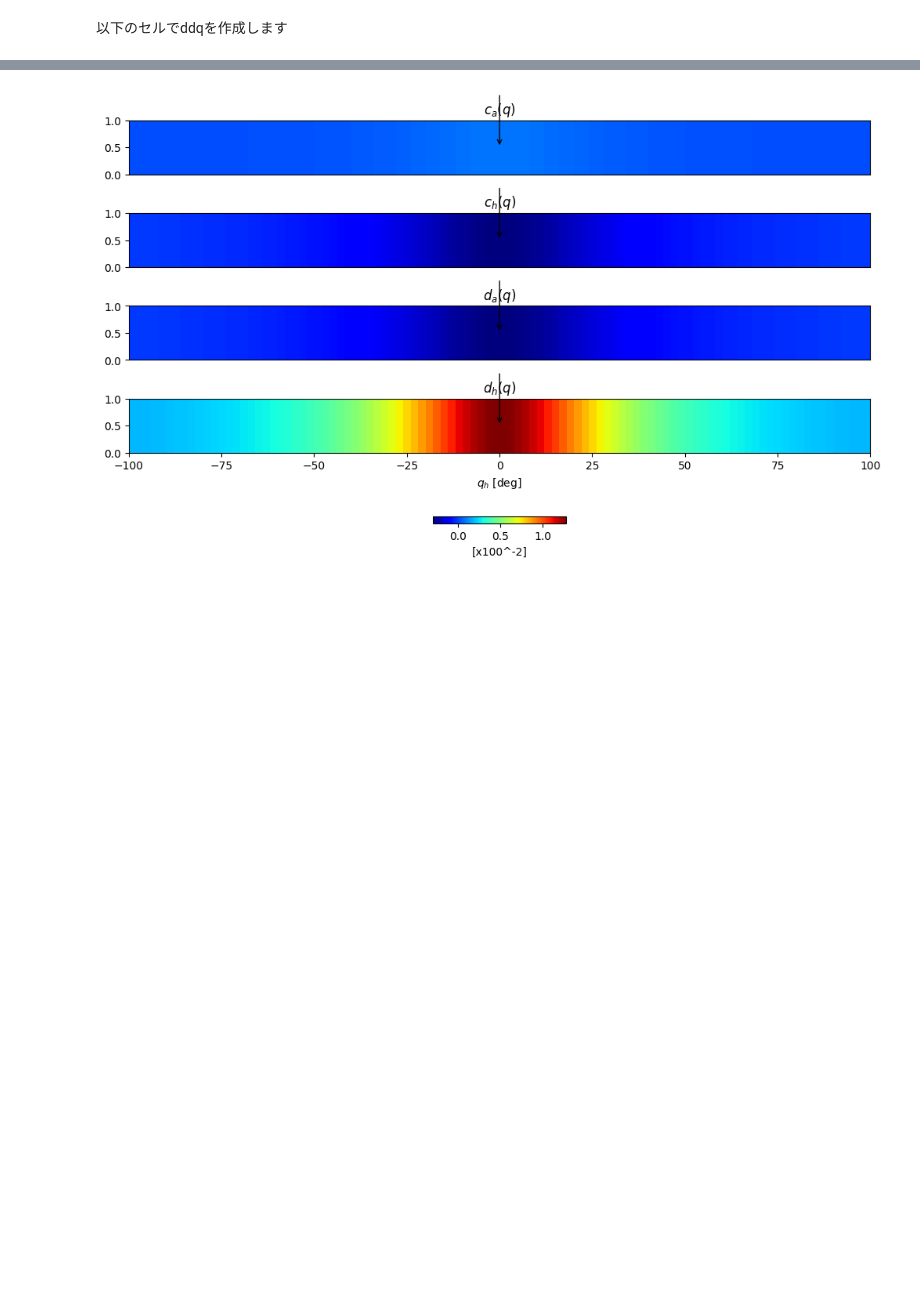
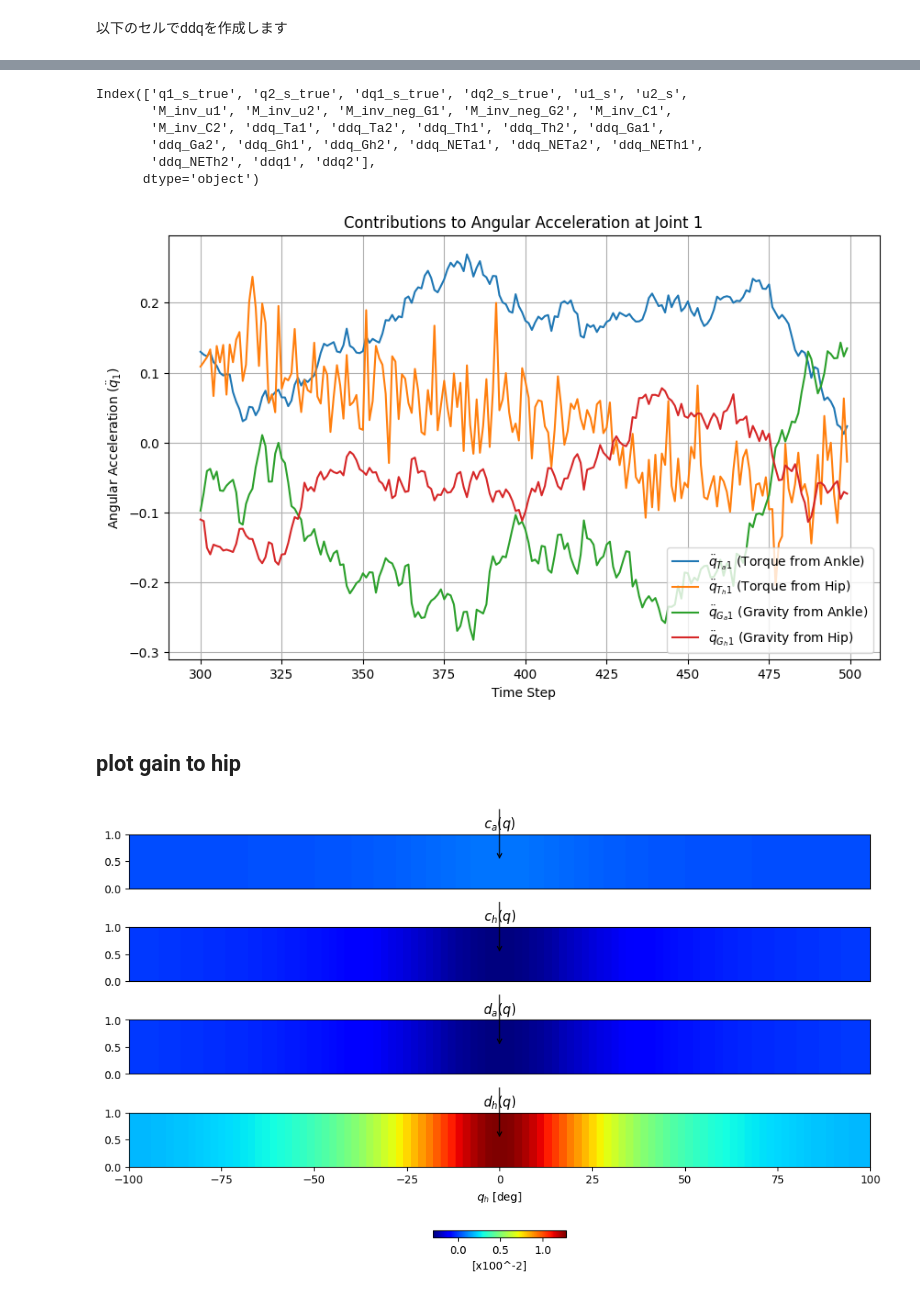
Before and after one commit to dalmatian-jp/MPC_donuts, a Jupyter notebook: data_analing.ipynb, the cells around one changed output, grey strips where cells are left out. Drawn from its saved outputs; the diff is of its cells as text; code cells hidden in the pictures; blank space fills up the shorter version.

```diff
--- a/data_analing.ipynb
+++ b/data_analing.ipynb
@@ -145,3 +364,37 @@ def compute_net_torque(t, x, u, params):
+# %%
+sasagawa.columns
+# %% [output]
+Index(['q1_s_true', 'q2_s_true', 'dq1_s_true', 'dq2_s_true', 'u1_s', 'u2_s',
+       'M_inv_u1', 'M_inv_u2', 'M_inv_neg_G1', 'M_inv_neg_G2', 'M_inv_C1',
+       'M_inv_C2', 'ddq_Ta1', 'ddq_Ta2', 'ddq_Th1', 'ddq_Th2', 'ddq_Ga1',
+       'ddq_Ga2', 'ddq_Gh1', 'ddq_Gh2', 'ddq_NETa1', 'ddq_NETa2', 'ddq_NETh1',
+       'ddq_NETh2', 'ddq1', 'ddq2'],
+      dtype='object')
+# %%
+import matplotlib.pyplot as plt
+
+# Plot the components with legends
+plt.figure(figsize=(10, 6))
+plt.plot(sasagawa["ddq_Ta1"][300:500], label=r'$\ddot{q}_{T_a1}$ (Torque from Ankle)')
+plt.plot(sasagawa["ddq_Th1"][300:500], label=r'$\ddot{q}_{T_h1}$ (Torque from Hip)')
+plt.plot(sasagawa["ddq_Ga1"][300:500], label=r'$\ddot{q}_{G_a1}$ (Gravity from Ankle)')
+plt.plot(sasagawa["ddq_Gh1"][300:500], label=r'$\ddot{q}_{G_h1}$ (Gravity from Hip)')
+
+# Add title and labels
+plt.title("Contributions to Angular Acceleration at Joint 1")
+plt.xlabel("Time Step")
+plt.ylabel("Angular Acceleration ($\ddot{q}_1$)")
+
+# Add legend
+plt.legend()
+plt.grid(True)
+
+# Show the plot
+plt.show()
+# %% [output]
+[figure, added]
+# %% [markdown]
+## plot gain to hip
 # %%
 import numpy as np
 import matplotlib.pyplot as plt
```
Also changed, not shown: parts of 28 cells of this notebook, 1 other file.
